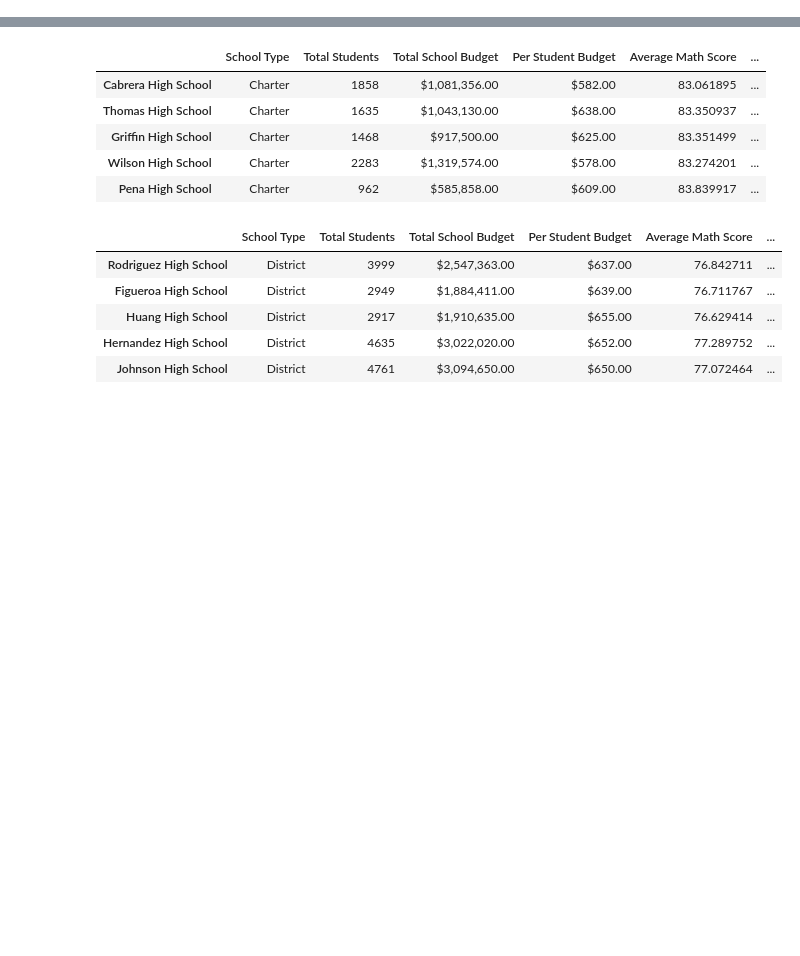
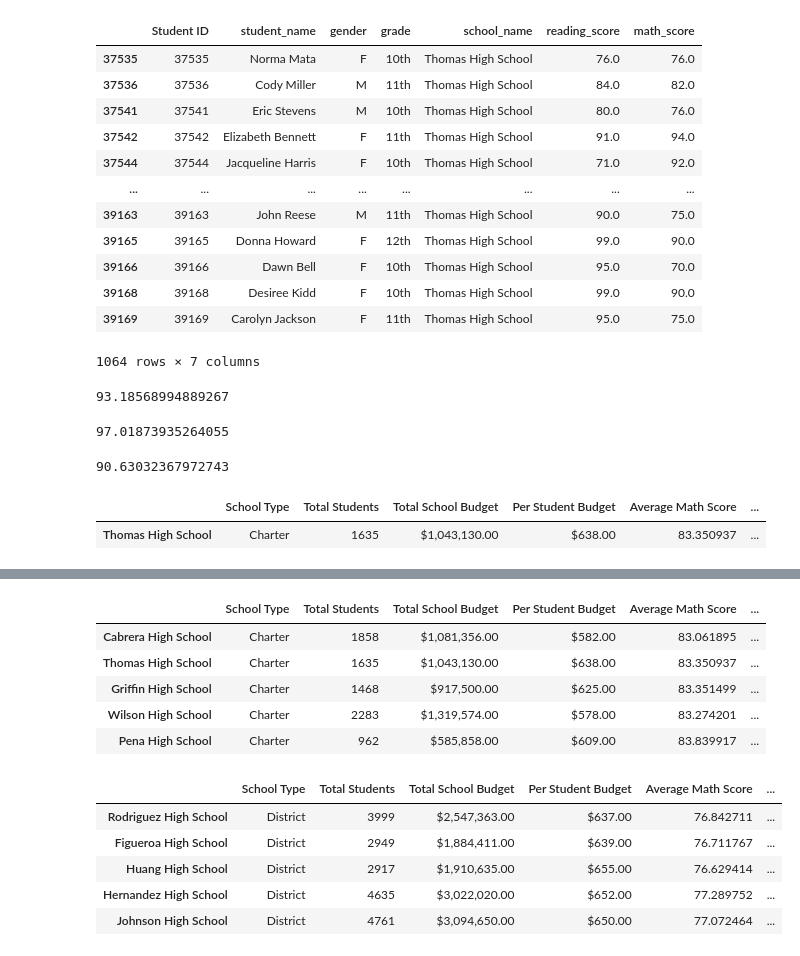
Before and after one commit to mcdoralds/databootcamp-school-district-analysis, a Jupyter notebook: PyCitySchools_Challenge.ipynb, the cells around one changed output, grey strips where cells are left out. Saved outputs shown, nothing was run; the diff lists cells and outputs as text; code cells hidden in the pictures; blank space fills up the shorter version.

```diff
--- a/PyCitySchools_Challenge.ipynb
+++ b/PyCitySchools_Challenge.ipynb
@@ -282,0 +270,44 @@ per_school_summary_df
+# %%
+# Step 8. Get all the students passing math and reading from THS
+ths_passing_overall_df = ths_students_df.loc[(ths_students_df["reading_score"] >= 70)
+                                             & (ths_students_df["math_score"] >= 70)]
+ths_passing_overall_count = ths_passing_overall_df.count()["student_name"]
+
+ths_passing_overall_df
+# %% [output]
+|  | Student ID | student_name | gender | grade | school_name | reading_score | math_score |
+| 37535 | 37535 | Norma Mata | F | 10th | Thomas High School | 76.0 | 76.0 |
+| 37536 | 37536 | Cody Miller | M | 11th | Thomas High School | 84.0 | 82.0 |
+| 37541 | 37541 | Eric Stevens | M | 10th | Thomas High School | 80.0 | 76.0 |
+| 37542 | 37542 | Elizabeth Bennett | F | 11th | Thomas High School | 91.0 | 94.0 |
+| 37544 | 37544 | Jacqueline Harris | F | 10th | Thomas High School | 71.0 | 92.0 |
+| ... | ... | ... | ... | ... | ... | ... | ... |
+| 39163 | 39163 | John Reese | M | 11th | Thomas High School | 90.0 | 75.0 |
+| 39165 | 39165 | Donna Howard | F | 12th | Thomas High School | 99.0 | 90.0 |
+| 39166 | 39166 | Dawn Bell | F | 10th | Thomas High School | 95.0 | 70.0 |
+| 39168 | 39168 | Desiree Kidd | F | 10th | Thomas High School | 99.0 | 90.0 |
+| 39169 | 39169 | Carolyn Jackson | F | 11th | Thomas High School | 95.0 | 75.0 |
+1064 rows × 7 columns
+# %%
+# Step 9. Calculate the percentage of 10th-12th grade students passing math from Thomas High School.
+ths_passing_math_percent = ths_passing_math_count / ths_scrubbed_student_count * 100
+ths_passing_math_percent
+# %% [output]
+93.18568994889267
+# %%
+# Step 10. Calculate the percentage of 10th-12th grade students passing reading from Thomas High School.
+ths_passing_reading_percent = ths_passing_reading_count / ths_scrubbed_student_count * 100
+ths_passing_reading_percent
+# %% [output]
+97.01873935264055
+# %%
+# Step 11. Calculate the overall passing percentage of 10th-12th grade from Thomas High School.
+ths_passing_overall_percent = ths_passing_overall_count / ths_scrubbed_student_count * 100
+ths_passing_overall_percent
+# %% [output]
+90.63032367972743
+# %%
+per_school_summary_df.loc[['Thomas High School']]
+# %% [output]
+|  | School Type | Total Students | Total School Budget | Per Student Budget | Average Math Score | ... |
+| Thomas High School | Charter | 1635 | $1,043,130.00 | $638.00 | 83.350937 | ... |
```
Also changed, not shown: parts of 79 cells of this notebook, 4 other files.
